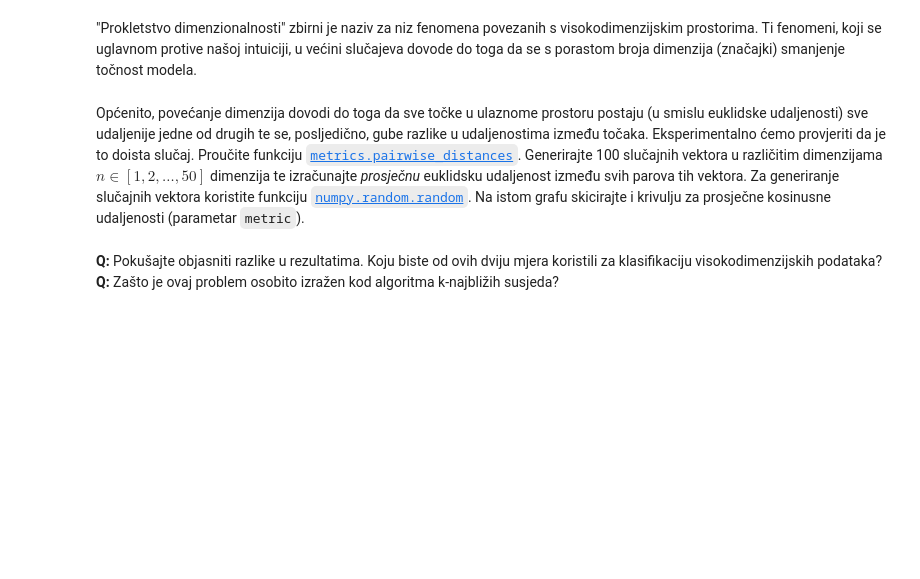
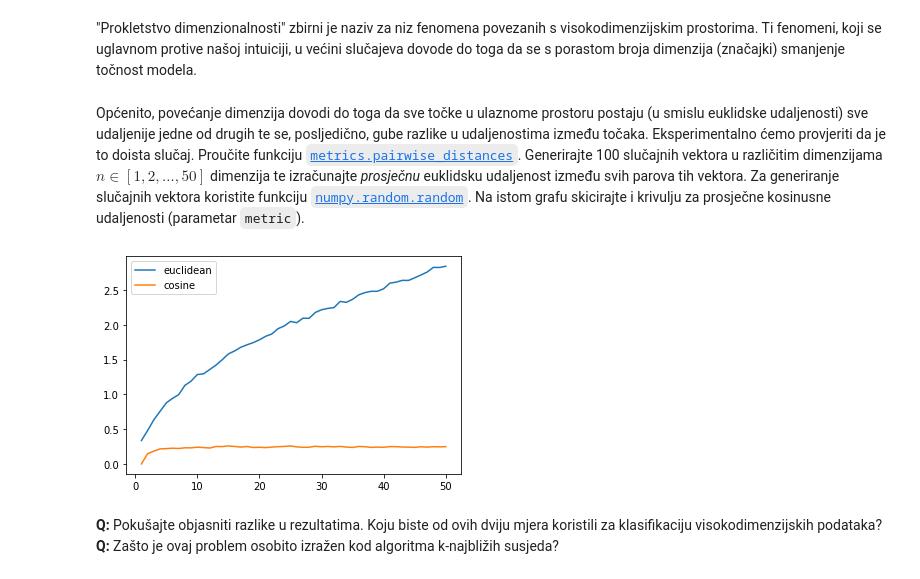
Before and after one commit to sskender/machine-learning-1, a Jupyter notebook: SU1-2021-11-kNN.ipynb, the cells around one changed output. Saved outputs shown, nothing was run; the diff lists cells and outputs as text; code cells hidden in the pictures; blank space fills up the shorter version.

```diff
--- a/SU1-2021-11-kNN.ipynb
+++ b/SU1-2021-11-kNN.ipynb
@@ -178,3 +247,27 @@ from sklearn.metrics.pairwise import pairwise_distances
+# %%
+from sklearn.metrics.pairwise import pairwise_distances
+
+dimension_list = [i for i in range(1, 51)]
+euclidean_distances_list = list()
+cosine_distances_list = list()
+
+for dim in dimension_list:
+    X = np.random.random((100, dim))
+
+    e_distances = pairwise_distances(X, metric="euclidean")
+    c_distances = pairwise_distances(X, metric="cosine")
+    e_avg = np.average(e_distances)
+    c_avg = np.average(c_distances)
+
+    euclidean_distances_list.append(e_avg)
+    cosine_distances_list.append(c_avg)
+
+plt.plot(dimension_list, euclidean_distances_list)
+plt.plot(dimension_list, cosine_distances_list)
+plt.legend(["euclidean", "cosine"])
+plt.show()
+# %% [output]
+[figure, added]
 # %% [markdown]
 **Q:** Pokušajte objasniti razlike u rezultatima. Koju biste od ovih dviju mjera koristili za klasifikaciju visokodimenzijskih podataka?
 **Q:** Zašto je ovaj problem osobito izražen kod algoritma k-najbližih susjeda?
```
Also changed, not shown: parts of 12 cells of this notebook.
